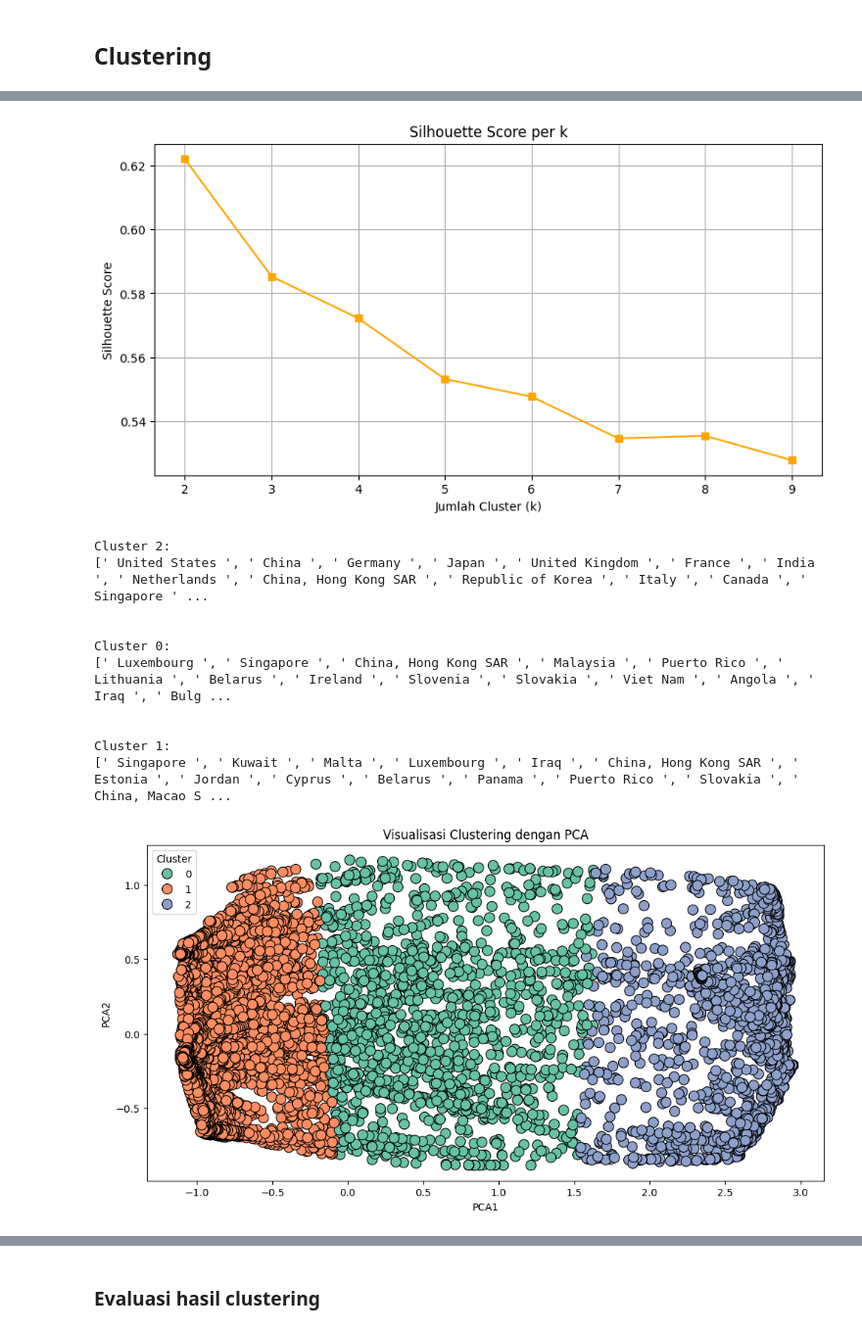
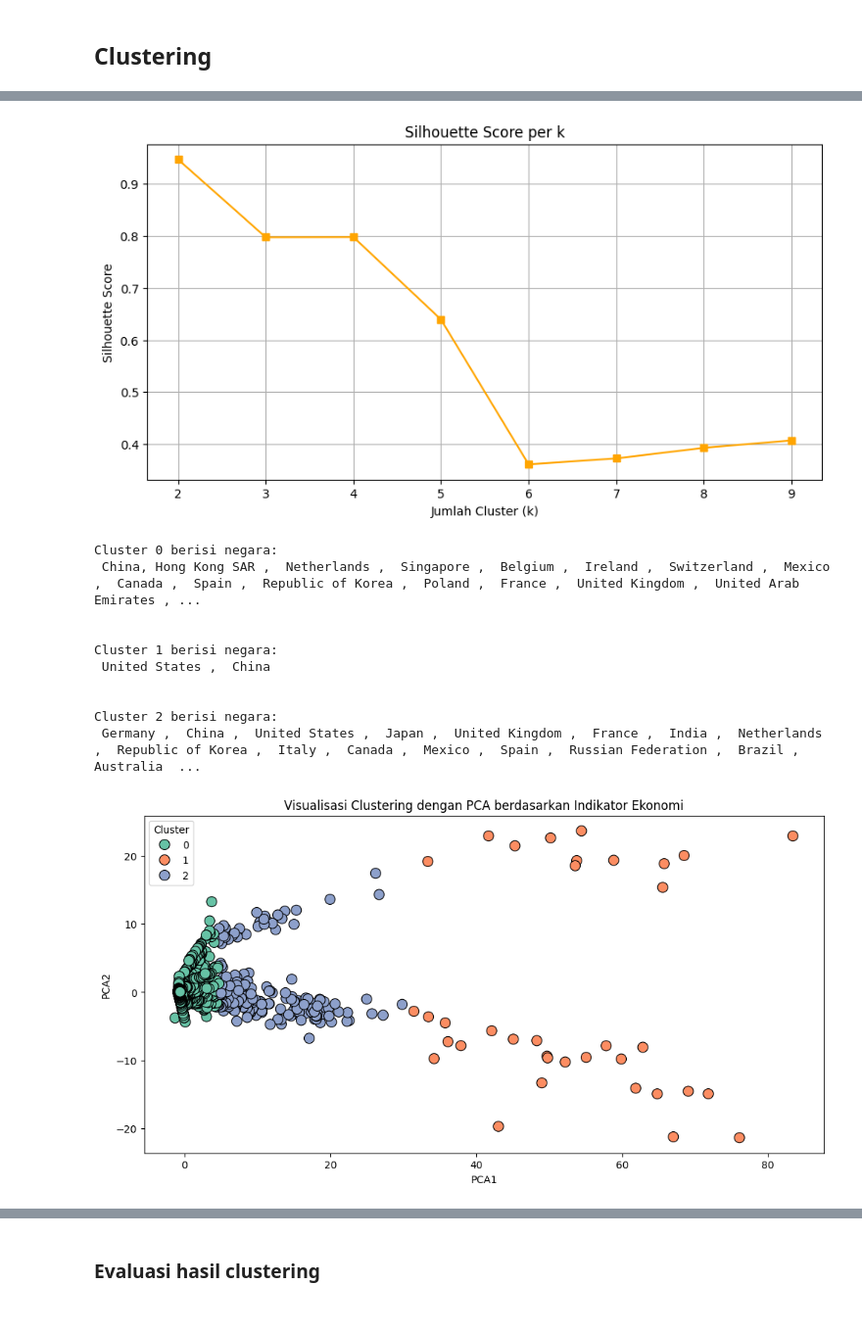
Before and after one commit to HazwanAdhikara/economy-analysis, a Jupyter notebook: economy.ipynb, the cells around one changed output, grey strips where cells are left out. Shown at 98% size. Cells and saved outputs as stored; diff of their text form; code cells hidden in the pictures.

Commit message:
code: interpretation & clustering done

```diff
--- a/economy.ipynb
+++ b/economy.ipynb
@@ -275,24 +236,27 @@ df_handled['Negara_encoded'] = le.fit_transform(df_handled['Negara'])
 # %%
-# Langkah 2: Normalisasi dengan MinMaxScaler
-scaler = MinMaxScaler()
-df_scaled = pd.DataFrame(scaler.fit_transform(df_handled[numerical_cols]), columns=numerical_cols)
+# Normalisasi dengan StandardScaler
+scaler = StandardScaler()
+df_scaled = pd.DataFrame(scaler.fit_transform(df_cleaned[numerical_cols]), columns=numerical_cols)
 
-# Gabungkan kembali dengan kolom 'Negara' yang sudah di-encode
-df_normalisasi = pd.concat([df_handled[['Negara_encoded']], df_scaled], axis=1)
+# Gabungkan kembali dengan kolom 'Negara'
+df_normalisasi = pd.concat([df_cleaned[['Negara']], df_scaled], axis=1)
 # %% [markdown]
 ## Clustering
 # %%
-wcss = []                # Elbow
-silhouette_scores = []  # Silhouette
+# Gunakan hanya kolom numerik untuk clustering
+X = df_normalisasi.drop(columns=['Negara'])
+
+wcss = []
+silhouette_scores = []
 
 K = range(2, 10)
 
 for k in K:
-    kmeans = KMeans(n_clusters=k, random_state=42)
-    kmeans.fit(df_normalisasi)
+    kmeans = KMeans(n_clusters=k, random_state=42, n_init=10)
+    kmeans.fit(X)
 
     wcss.append(kmeans.inertia_)
-    score = silhouette_score(df_normalisasi, kmeans.labels_)
+    score = silhouette_score(X, kmeans.labels_)
     silhouette_scores.append(score)
 # %%
 plt.figure(figsize=(10,5))
@@ -313,45 +277,45 @@ plt.title('Silhouette Score per k')
 plt.grid(True)
 plt.show()
 # %% [output]
-[figure, old version]
+[figure, new version]
 # %%
 # Train KMeans dengan jumlah cluster yang sudah ditentukan
-kmeans = KMeans(n_clusters=3, random_state=42)
+kmeans = KMeans(n_clusters=3, random_state=42, n_init=10)
 df_normalisasi['Cluster'] = kmeans.fit_predict(df_normalisasi[numerical_cols])
 # %%
 # Menambahkan kolom cluster pada dataframe
 df_normalisasi['Cluster'] = kmeans.labels_
 df_normalisasi['Negara'] = df_cleaned['Negara']
 
-for cluster_num in df_normalisasi['Cluster'].unique():
-    print(f"Cluster {cluster_num}:")
+for cluster_num in sorted(df_normalisasi['Cluster'].unique()):
+    print(f"Cluster {cluster_num} berisi negara:")
     cluster_countries = df_normalisasi[df_normalisasi['Cluster'] == cluster_num]['Negara'].drop_duplicates().tolist()
-    print(cluster_countries)
+    print(", ".join(cluster_countries))
     print("\n")
 # %% [output]
-Cluster 2:
-[' United States ', ' China ', ' Germany ', ' Japan ', ' United Kingdom ', ' France ', ' India ', ' Netherlands ', ' China, Hong Kong SAR ', ' Republic of Korea ', ' Italy ', ' Canada ', ' Singapore ' ...
+Cluster 0 berisi negara:
+ China, Hong Kong SAR ,  Netherlands ,  Singapore ,  Belgium ,  Ireland ,  Switzerland ,  Mexico ,  Canada ,  Spain ,  Republic of Korea ,  Poland ,  France ,  United Kingdom ,  United Arab Emirates , ...
 
 
-Cluster 0:
-[' Luxembourg ', ' Singapore ', ' China, Hong Kong SAR ', ' Malaysia ', ' Puerto Rico ', ' Lithuania ', ' Belarus ', ' Ireland ', ' Slovenia ', ' Slovakia ', ' Viet Nam ', ' Angola ', ' Iraq ', ' Bulg ...
+Cluster 1 berisi negara:
+ United States ,  China
 
 
-Cluster 1:
-[' Singapore ', ' Kuwait ', ' Malta ', ' Luxembourg ', ' Iraq ', ' China, Hong Kong SAR ', ' Estonia ', ' Jordan ', ' Cyprus ', ' Belarus ', ' Panama ', ' Puerto Rico ', ' Slovakia ', ' China, Macao S ...
+Cluster 2 berisi negara:
+ Germany ,  China ,  United States ,  Japan ,  United Kingdom ,  France ,  India ,  Netherlands ,  Republic of Korea ,  Italy ,  Canada ,  Mexico ,  Spain ,  Russian Federation ,  Brazil ,  Australia  ...
 # %%
 # Reduksi dimensi ke 2D untuk visualisasi
 pca = PCA(n_components=2)
 df_pca = pca.fit_transform(df_normalisasi[numerical_cols])
 
 # Menambahkan PCA ke dataframe
 df_normalisasi['PCA1'] = df_pca[:, 0]
 df_normalisasi['PCA2'] = df_pca[:, 1]
 
 # Visualisasi dengan seaborn
 plt.figure(figsize=(12, 6))
 sns.scatterplot(data=df_normalisasi, x='PCA1', y='PCA2', hue='Cluster', palette='Set2', s=100, edgecolor='black')
-plt.title('Visualisasi Clustering dengan PCA')
+plt.title('Visualisasi Clustering dengan PCA berdasarkan Indikator Ekonomi')
 plt.show()
 # %% [output]
-[figure, old version]
+[figure, new version]
```
Also changed, not shown: parts of 18 cells of this notebook, 1 other file.
